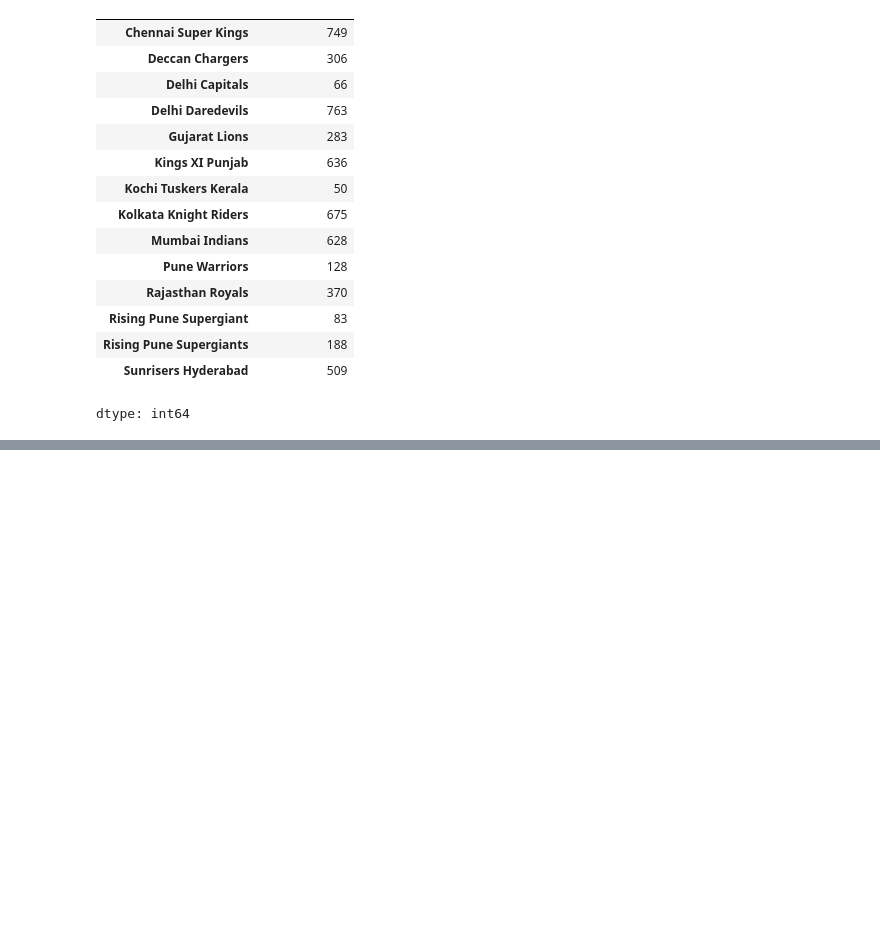
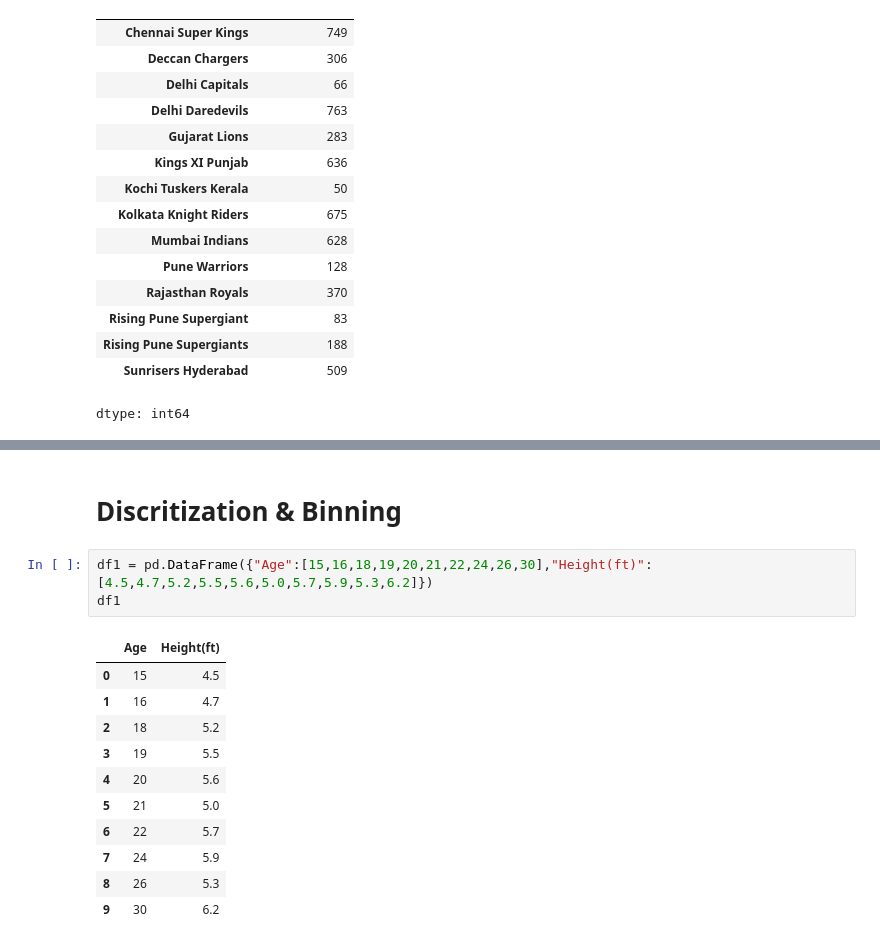
Before and after one commit to sameer-malik1/AI-ML, a Jupyter notebook: pandas.ipynb, the cells around one changed output, grey strips where cells are left out. Saved outputs shown, nothing was run; the diff lists cells and outputs as text; blank space fills up the shorter version.

Commit message:
Add mapping, discretization and binning

```diff
--- a/pandas.ipynb
+++ b/pandas.ipynb
@@ -1399,0 +1423,17 @@ dtype: int64
+# %% [markdown]
+# **Discritization & Binning**
+# %%
+df1 = pd.DataFrame({"Age":[15,16,18,19,20,21,22,24,26,30],"Height(ft)":[4.5,4.7,5.2,5.5,5.6,5.0,5.7,5.9,5.3,6.2]})
+df1
+# %% [output]
+|  | Age | Height(ft) |
+| 0 | 15 | 4.5 |
+| 1 | 16 | 4.7 |
+| 2 | 18 | 5.2 |
+| 3 | 19 | 5.5 |
+| 4 | 20 | 5.6 |
+| 5 | 21 | 5.0 |
+| 6 | 22 | 5.7 |
+| 7 | 24 | 5.9 |
+| 8 | 26 | 5.3 |
+| 9 | 30 | 6.2 |
```
Also changed, not shown: parts of 5 cells of this notebook.
